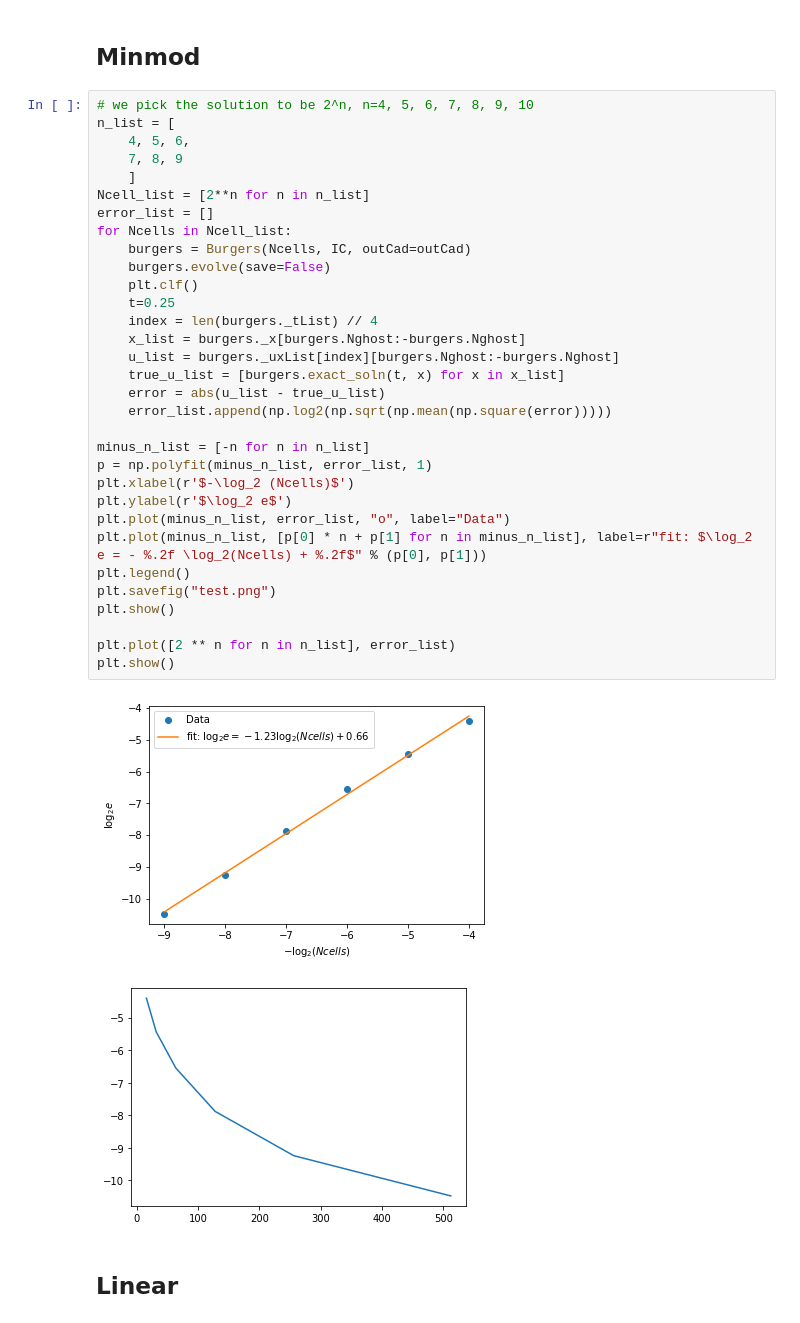
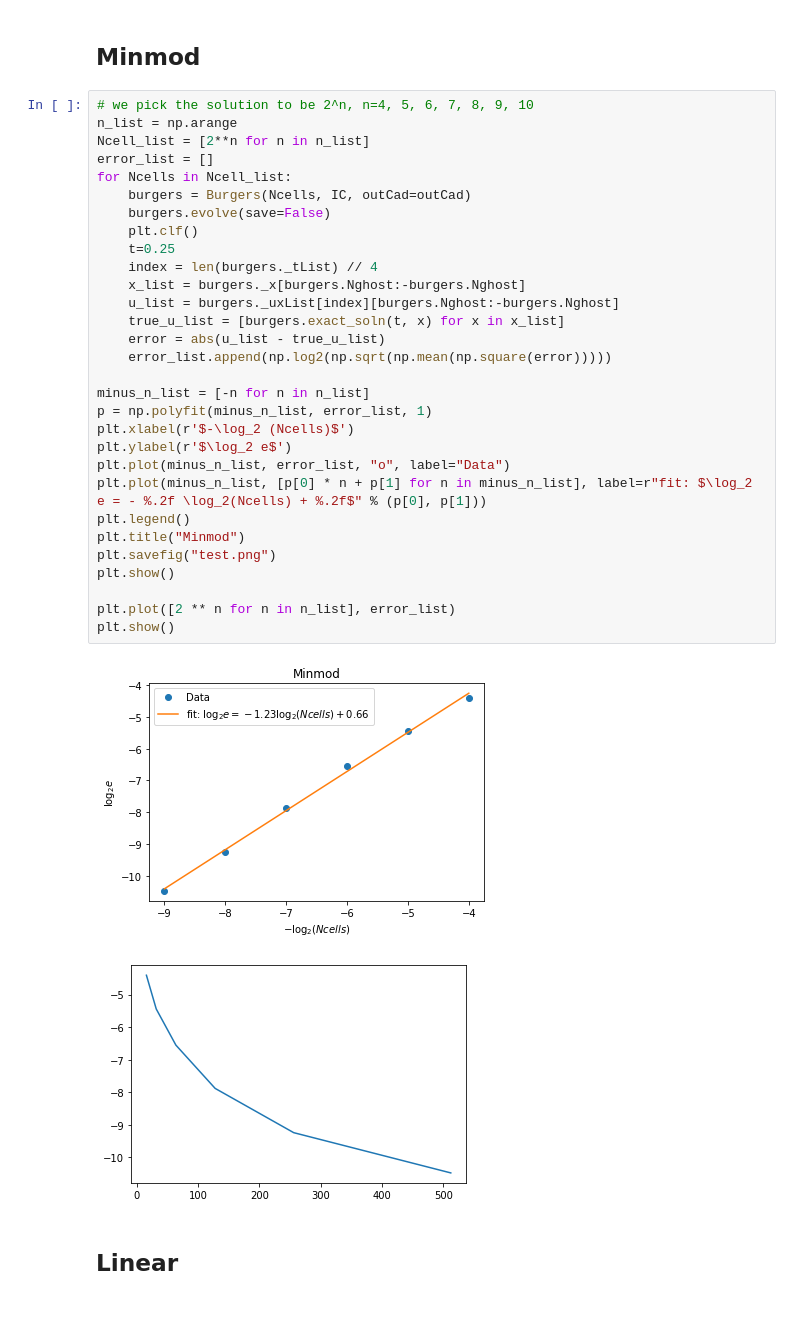
Before and after one commit to JerryChen97/Hydrodynamics, a Jupyter notebook: burgers.ipynb, the cells around one changed output. Cells and saved outputs as stored; diff of their text form.

```diff
--- a/burgers.ipynb
+++ b/burgers.ipynb
@@ -201,38 +201,36 @@ os.system('ffmpeg -r 12 -i fig_%d.png -qscale:v 0 -pix_fmt yuv420p -c:v libx264
 ## Minmod
 # %%
 # we pick the solution to be 2^n, n=4, 5, 6, 7, 8, 9, 10
-n_list = [
-    4, 5, 6,
-    7, 8, 9
-    ]
+n_list = np.arange
 Ncell_list = [2**n for n in n_list]
 error_list = []
 for Ncells in Ncell_list:
     burgers = Burgers(Ncells, IC, outCad=outCad)
     burgers.evolve(save=False)
     plt.clf()
     t=0.25
     index = len(burgers._tList) // 4
     x_list = burgers._x[burgers.Nghost:-burgers.Nghost]
     u_list = burgers._uxList[index][burgers.Nghost:-burgers.Nghost]
     true_u_list = [burgers.exact_soln(t, x) for x in x_list]
     error = abs(u_list - true_u_list)
     error_list.append(np.log2(np.sqrt(np.mean(np.square(error)))))
 
 minus_n_list = [-n for n in n_list]
 p = np.polyfit(minus_n_list, error_list, 1)
 plt.xlabel(r'$-\log_2 (Ncells)$')
 plt.ylabel(r'$\log_2 e$')
 plt.plot(minus_n_list, error_list, "o", label="Data")
 plt.plot(minus_n_list, [p[0] * n + p[1] for n in minus_n_list], label=r"fit: $\log_2 e = - %.2f \log_2(Ncells) + %.2f$" % (p[0], p[1]))
 plt.legend()
+plt.title("Minmod")
 plt.savefig("test.png")
 plt.show()
 
 plt.plot([2 ** n for n in n_list], error_list)
 plt.show()
 # %% [output]
-[figure, old version]
+[figure, new version]
 [figure]
 # %% [markdown]
 ## Linear
```
Also changed, not shown: parts of 2 cells of this notebook.
